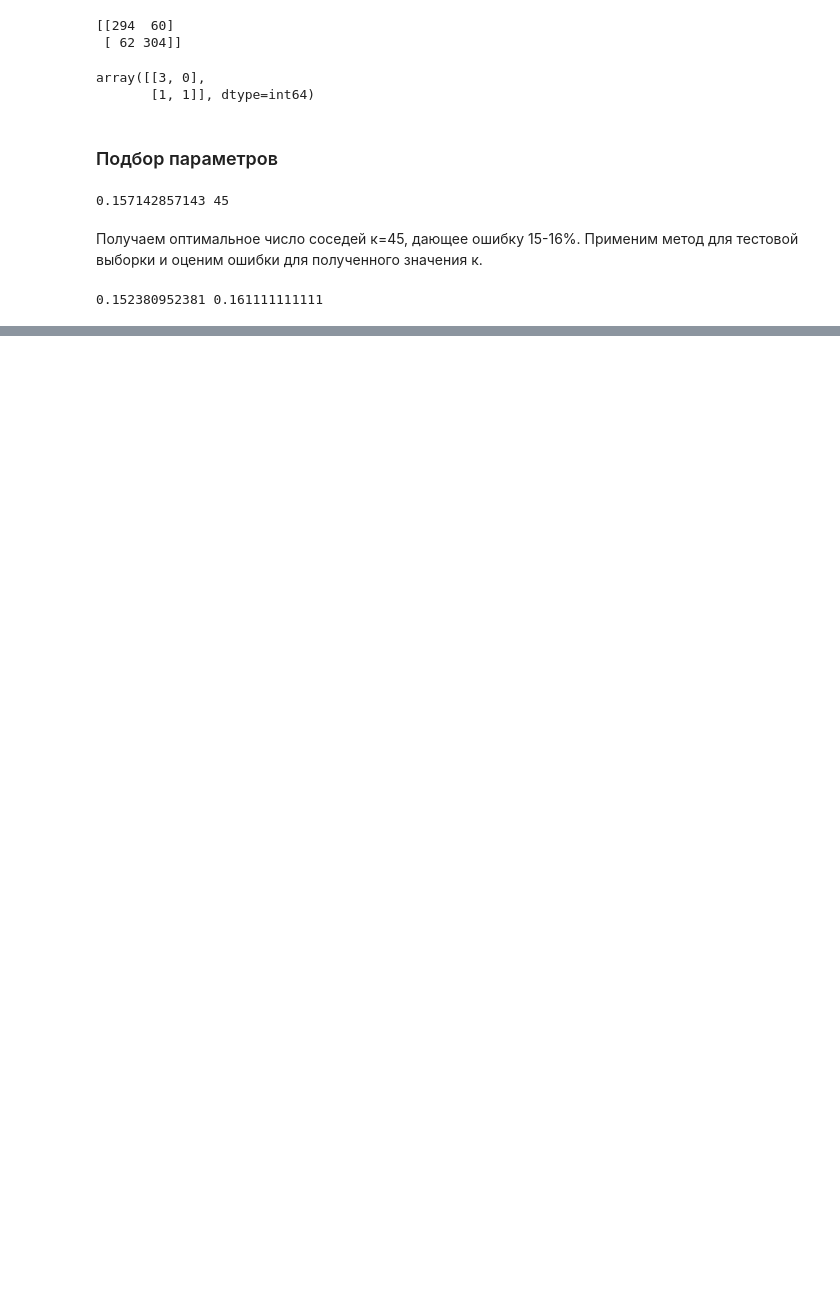
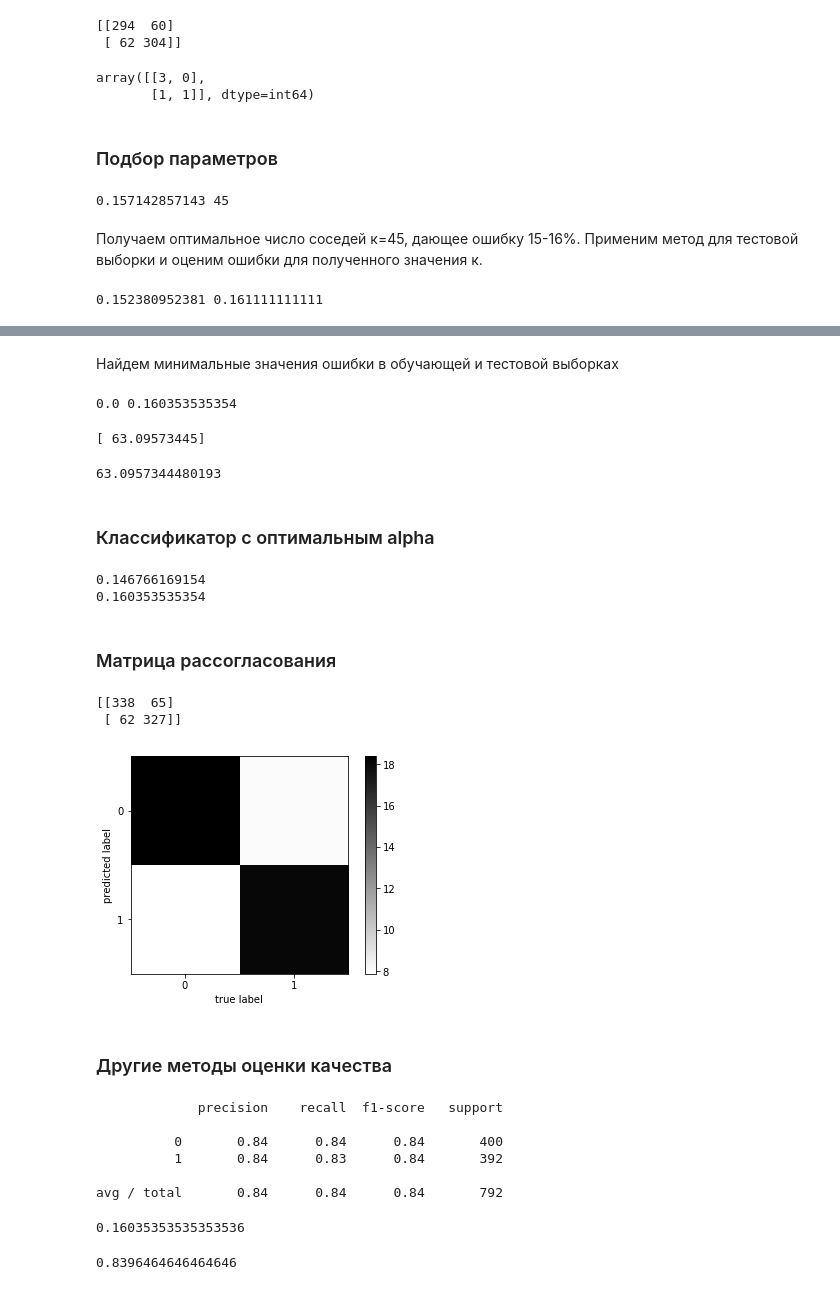
Before and after one commit to okondratieva/ML_course, a Jupyter notebook: Home1.ipynb, the cells around one changed output, grey strips where cells are left out. Cells and saved outputs as stored; diff of their text form; code cells hidden in the pictures; blank space fills up the shorter version.

```diff
--- a/Home1.ipynb
+++ b/Home1.ipynb
@@ -479,0 +623,76 @@ print(err_train, err_test)
+# %% [markdown]
+Найдем минимальные значения ошибки в обучающей и тестовой выборках
+# %%
+min_train_err = np.min(train_err)
+min_test_err = np.min(test_err)
+print(min_train_err, min_test_err)
+# %% [output]
+0.0 0.160353535354
+# %%
+alpha_opt = alpha_arr[test_err == min_test_err] #оптимальное значение alpha
+print(alpha_opt)
+# %% [output]
+[ 63.09573445]
+# %%
+alpha_opt = alpha_opt[0]
+# %%
+alpha_opt
+# %% [output]
+63.0957344480193
+# %% [markdown]
+### Классификатор с оптимальным alpha
+# %%
+mlp_model = MLPClassifier(alpha = alpha_opt, hidden_layer_sizes = (100,),
+                          solver = 'lbfgs', activation = 'logistic', random_state = 42)
+mlp_model.fit(X_train, y_train)
+
+y_train_pred = mlp_model.predict(X_train)
+y_test_pred = mlp_model.predict(X_test)
+print(np.mean(y_train != y_train_pred))
+print(np.mean(y_test != y_test_pred))
+# %% [output]
+0.146766169154
+0.160353535354
+# %% [markdown]
+### Матрица рассогласования
+# %%
+from sklearn.metrics import confusion_matrix
+print(confusion_matrix(y_test_pred, y_test))
+# %% [output]
+[[338  65]
+ [ 62 327]]
+# %%
+M = confusion_matrix(y_test_pred, y_test)
+M = np.sqrt(M)
+plt.imshow(M, interpolation = 'nearest')
+plt.set_cmap('binary')
+plt.xticks(range(2))
+plt.yticks(range(2))
+plt.xlabel("true label")
+plt.ylabel("predicted label")
+plt.colorbar()
+pass
+# %% [output]
+[figure, added]
+# %% [markdown]
+### Другие методы оценки качества
+# %%
+from sklearn.metrics import classification_report #отчет
+print(classification_report(y_test, y_test_pred))
+# %% [output]
+             precision    recall  f1-score   support
+
+          0       0.84      0.84      0.84       400
+          1       0.84      0.83      0.84       392
+
+avg / total       0.84      0.84      0.84       792
+# %%
+error=(65+62)/792 #error=(FP+FN)/(TP+TN+FP+FN)
+print(error)
+# %% [output]
+0.16035353535353536
+# %%
+accuracy=1-error
+print(accuracy)
+# %% [output]
+0.8396464646464646
```
Also changed, not shown: parts of 32 cells of this notebook.
